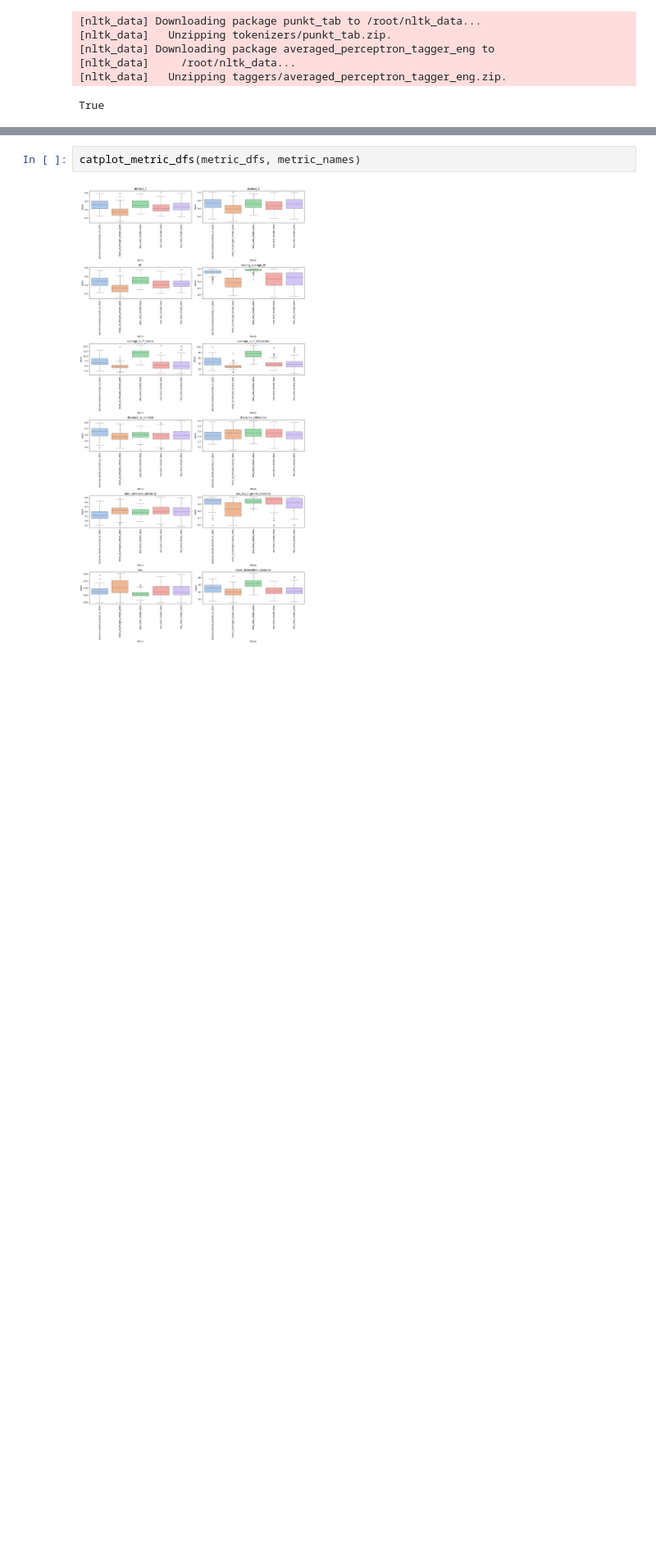
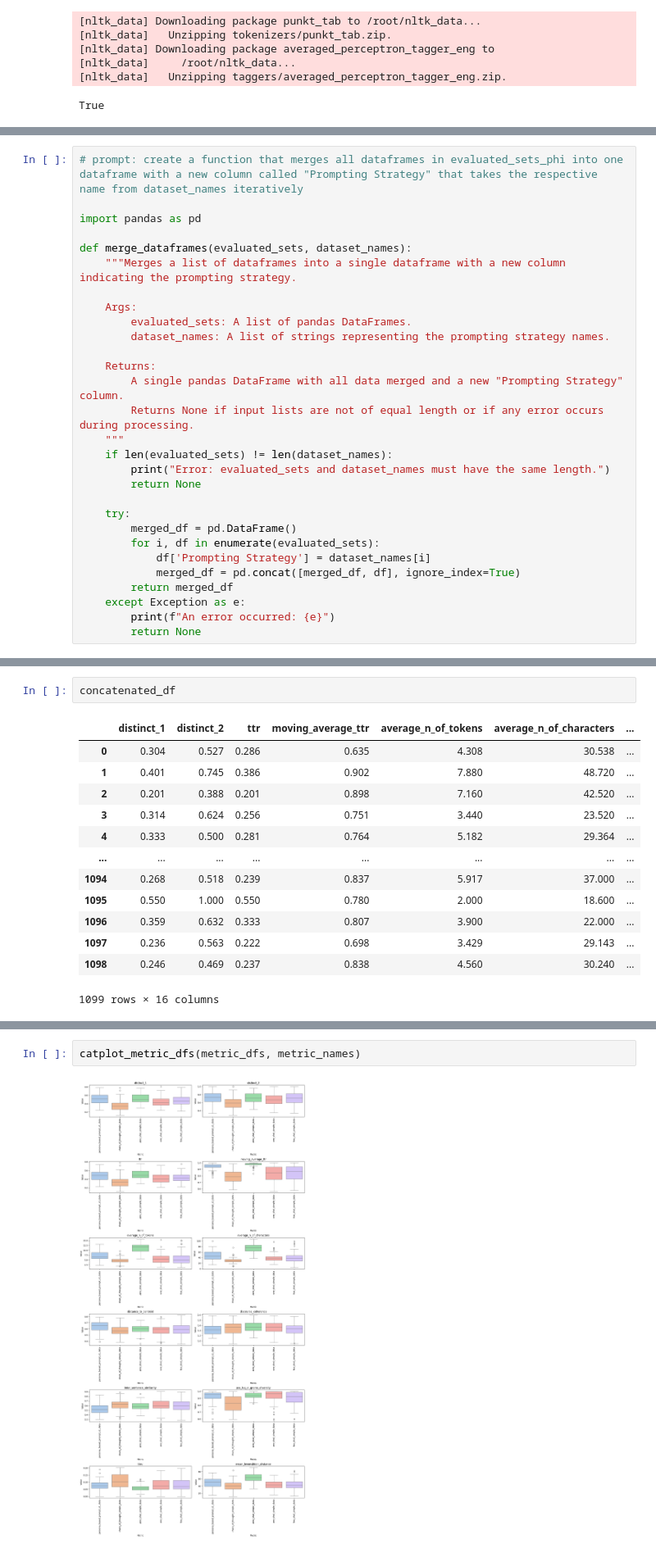
Before and after one commit to kobrue02/evaluating-llm-generated-nlu-data, a Jupyter notebook: bin/notebooks/evaluate.ipynb, the cells around one changed output, grey strips where cells are left out. Shown at 82% size. Drawn from its saved outputs; the diff is of its cells as text; blank space fills up the shorter version.

```diff
--- a/bin/notebooks/evaluate.ipynb
+++ b/bin/notebooks/evaluate.ipynb
@@ -61,0 +87,29 @@ dfs_to_stripplots(evaluated_sets)
+# %%
+# prompt: create a function that merges all dataframes in evaluated_sets_phi into one dataframe with a new column called "Prompting Strategy" that takes the respective name from dataset_names iteratively
+
+import pandas as pd
+
+def merge_dataframes(evaluated_sets, dataset_names):
+    """Merges a list of dataframes into a single dataframe with a new column indicating the prompting strategy.
+
+    Args:
+        evaluated_sets: A list of pandas DataFrames.
+        dataset_names: A list of strings representing the prompting strategy names.
+
+    Returns:
+        A single pandas DataFrame with all data merged and a new "Prompting Strategy" column.
+        Returns None if input lists are not of equal length or if any error occurs during processing.
+    """
+    if len(evaluated_sets) != len(dataset_names):
+        print("Error: evaluated_sets and dataset_names must have the same length.")
+        return None
+
+    try:
+        merged_df = pd.DataFrame()
+        for i, df in enumerate(evaluated_sets):
+            df['Prompting Strategy'] = dataset_names[i]
+            merged_df = pd.concat([merged_df, df], ignore_index=True)
+        return merged_df
+    except Exception as e:
+        print(f"An error occurred: {e}")
+        return None
@@ -61,0 +126,16 @@ dfs_to_stripplots(evaluated_sets)
+# %%
+concatenated_df
+# %% [output]
+|  | distinct_1 | distinct_2 | ttr | moving_average_ttr | average_n_of_tokens | average_n_of_characters | ... |
+| 0 | 0.304 | 0.527 | 0.286 | 0.635 | 4.308 | 30.538 | ... |
+| 1 | 0.401 | 0.745 | 0.386 | 0.902 | 7.880 | 48.720 | ... |
+| 2 | 0.201 | 0.388 | 0.201 | 0.898 | 7.160 | 42.520 | ... |
+| 3 | 0.314 | 0.624 | 0.256 | 0.751 | 3.440 | 23.520 | ... |
+| 4 | 0.333 | 0.500 | 0.281 | 0.764 | 5.182 | 29.364 | ... |
+| ... | ... | ... | ... | ... | ... | ... | ... |
+| 1094 | 0.268 | 0.518 | 0.239 | 0.837 | 5.917 | 37.000 | ... |
+| 1095 | 0.550 | 1.000 | 0.550 | 0.780 | 2.000 | 18.600 | ... |
+| 1096 | 0.359 | 0.632 | 0.333 | 0.807 | 3.900 | 22.000 | ... |
+| 1097 | 0.236 | 0.563 | 0.222 | 0.698 | 3.429 | 29.143 | ... |
+| 1098 | 0.246 | 0.469 | 0.237 | 0.838 | 4.560 | 30.240 | ... |
+1099 rows × 16 columns
```
Also changed, not shown: parts of 14 cells of this notebook.
